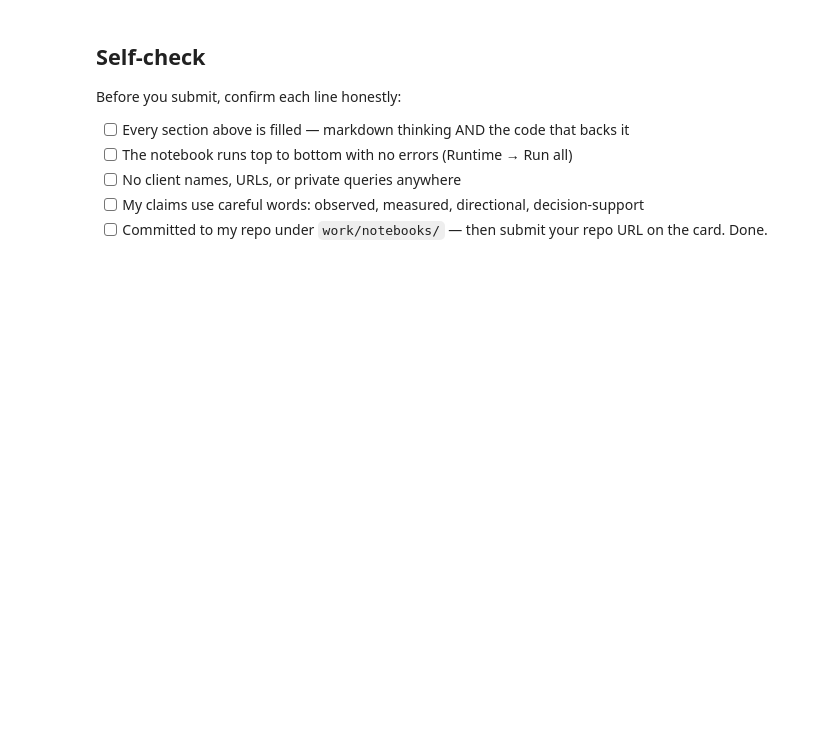
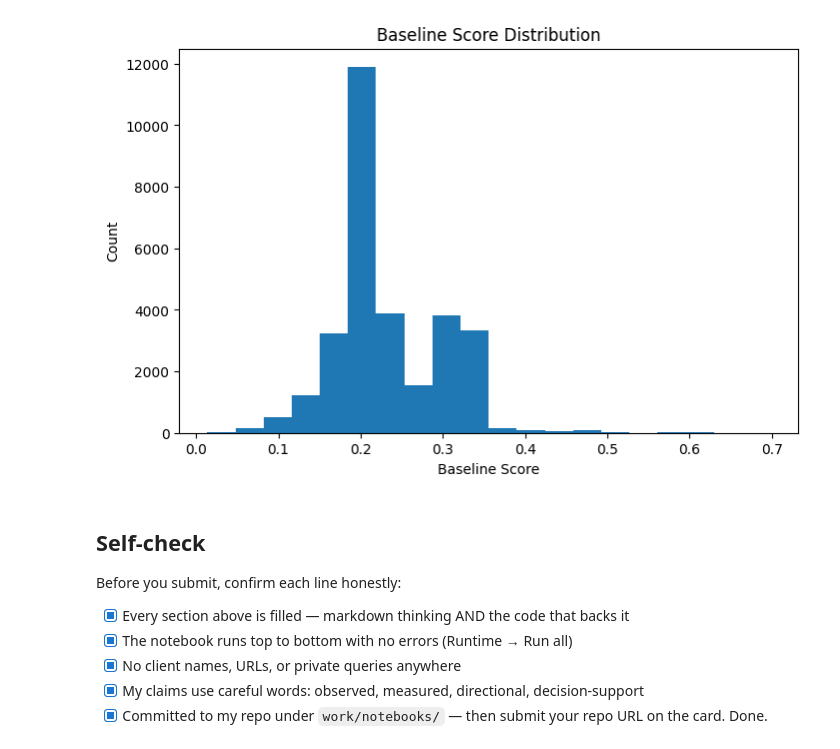
Before and after one commit to Epinnn14/Flyrank-ML-Intern, a Jupyter notebook: work/notebooks/w04_baseline_score.ipynb, the cells around one changed output. Cells and saved outputs as stored; diff of their text form; code cells hidden in the pictures; blank space fills up the shorter version.

```diff
--- a/work/notebooks/w04_baseline_score.ipynb
+++ b/work/notebooks/w04_baseline_score.ipynb
@@ -12,0 +34,12 @@ This skeleton is yours to fill. Work the sections **in order** — each one has
+# %%
+import pandas as pd
+import numpy as np
+
+df = pd.read_csv("data/raw/content_refresh_anonymized.csv")
+
+print("Dataset loaded successfully!")
+
+print(f"Rows    : {df.shape[0]:,}")
+print(f"Columns : {df.shape[1]}")
+
+df.head()
@@ -37,10 +481,27 @@ This skeleton is yours to fill. Work the sections **in order** — each one has
+# %%
+import matplotlib.pyplot as plt
+
+plt.figure(figsize=(8,5))
+
+plt.hist(
+    ranked["baseline_score"],
+    bins=20
+)
+
+plt.title("Baseline Score Distribution")
+plt.xlabel("Baseline Score")
+plt.ylabel("Count")
+
+plt.show()
+# %% [output]
+[figure, added]
 # %% [markdown]
 ## Self-check
 
 Before you submit, confirm each line honestly:
 
-- [ ] Every section above is filled — markdown thinking AND the code that backs it
-- [ ] The notebook runs top to bottom with no errors (Runtime → Run all)
-- [ ] No client names, URLs, or private queries anywhere
-- [ ] My claims use careful words: observed, measured, directional, decision-support
-- [ ] Committed to my repo under `work/notebooks/` — then submit your repo URL on the card. Done.
+- [x] Every section above is filled — markdown thinking AND the code that backs it
+- [x] The notebook runs top to bottom with no errors (Runtime → Run all)
+- [x] No client names, URLs, or private queries anywhere
+- [x] My claims use careful words: observed, measured, directional, decision-support
+- [x] Committed to my repo under `work/notebooks/` — then submit your repo URL on the card. Done.
```
Also changed, not shown: parts of 21 cells of this notebook.
